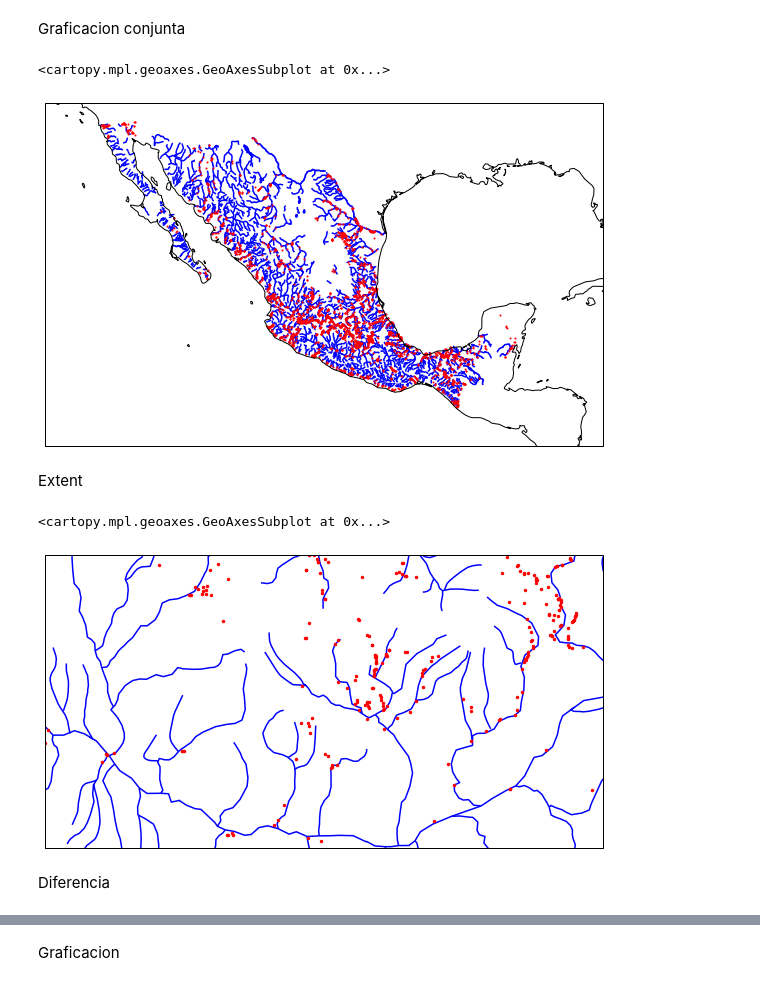
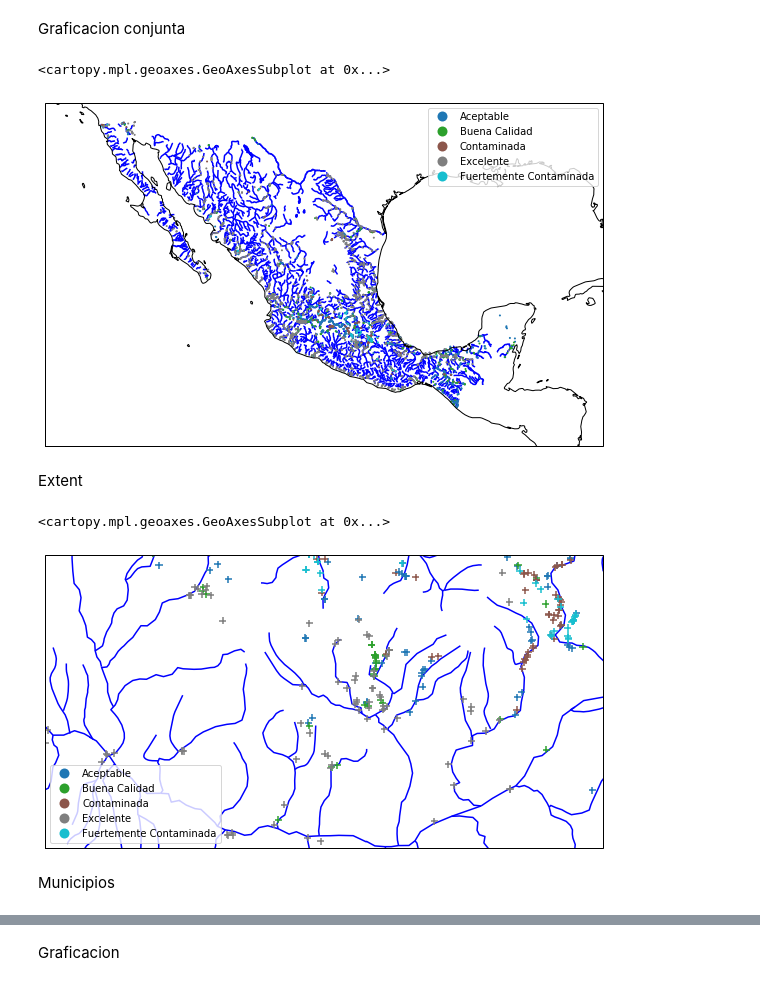
Before and after one commit to UrielMendoza/Curso-RV-python, a Jupyter notebook: Viernes_resuelto.ipynb, the cells around one changed output, grey strips where cells are left out. Saved outputs shown, nothing was run; the diff lists cells and outputs as text; code cells hidden in the pictures.

```diff
--- a/Viernes_resuelto.ipynb
+++ b/Viernes_resuelto.ipynb
@@ -159,22 +172,22 @@ plt.figure(figsize=(10,10))
 ax = plt.axes(projection=ccrs.Mercator())
 ax.coastlines(resolution='50m')
 ax.set_extent([-121,-82, 12, 34], crs=ccrs.PlateCarree())
-agua.plot(ax=ax, markersize=1, color='r',zorder=1)
-rios.plot(ax=ax, markersize=1, color='b',zorder=0)
+agua.plot(ax=ax, markersize=1,zorder=1,column='dbo_clas',legend=True)
+rios.plot(ax=ax, markersize=1,zorder=0,color='b',legend=True)
 # %% [output]
 <cartopy.mpl.geoaxes.GeoAxesSubplot at 0x...>
-[figure, old version]
+[figure, new version]
 # %% [markdown]
 Extent
 # %%
 plt.figure(figsize=(10,10))
 ax = plt.axes(projection=ccrs.Mercator())
 ax.coastlines(resolution='50m')
 ax.set_extent([-101,-98,18,19.5], crs=ccrs.PlateCarree())
-agua.plot(ax=ax, markersize=6, color='r',zorder=1)
-rios.plot(ax=ax, markersize=1, color='b',zorder=0)
+agua.plot(ax=ax, marker= '+', markersize=50,zorder=1,column='dbo_clas',legend=True)
+rios.plot(ax=ax, markersize=1,zorder=0,color='b',legend=True)
 # %% [output]
 <cartopy.mpl.geoaxes.GeoAxesSubplot at 0x...>
-[figure, old version]
+[figure, new version]
-# %% [markdown]
-Diferencia
+# %% [markdown]
+Municipios
```
Also changed, not shown: parts of 17 cells of this notebook.
